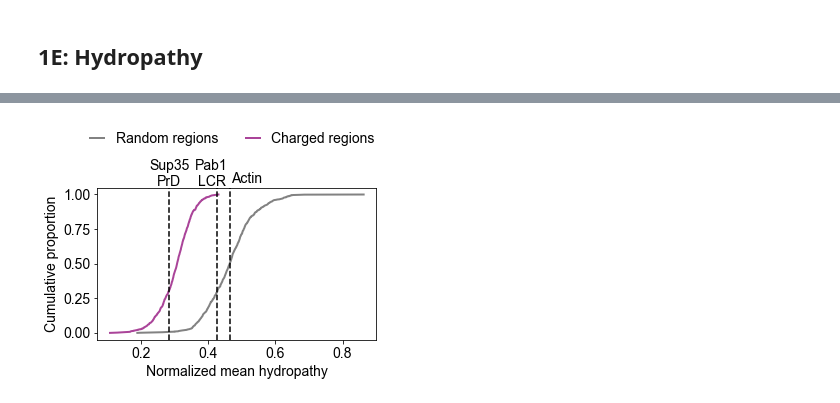
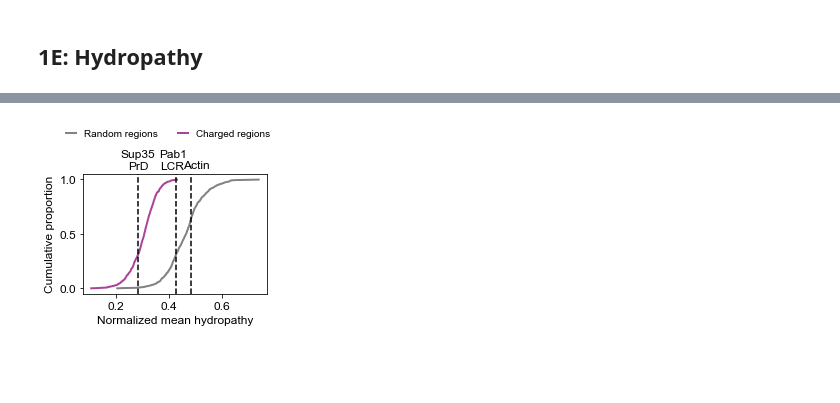
Before and after one commit to rosalindpan/hcrpaper, a Jupyter notebook: figures/Figure1.ipynb, the cells around one changed output, grey strips where cells are left out. Cells and saved outputs as stored; diff of their text form; code cells hidden in the pictures; blank space fills up the shorter version.

```diff
--- a/figures/Figure1.ipynb
+++ b/figures/Figure1.ipynb
@@ -21,7 +21,7 @@ import composition as cp
 ## Plotting
 import matplotlib.pyplot as plt
 import seaborn as sns
-plt.rcParams.update({'font.size': 14})
+plt.rcParams.update({'font.size': 12})
 plt.rcParams['font.family'] = 'sans-serif'
 plt.rcParams['font.sans-serif'] = "Arial"
 
@@ -445,30 +445,30 @@ print(actin_hydropathy)
 # %%
-fig, ax = plt.subplots(figsize=(5,2.8))
+fig, ax = plt.subplots(figsize=(3.3,2.2))
 
 ax.plot(np.sort(rd_hydropathy), np.linspace(0, 1, len(rd_hydropathy), endpoint=False),
         label='Random regions', linewidth=2, color = cscheme['dis'])
 ax.plot(np.sort(cr_hydropathy), np.linspace(0, 1, len(cr_hydropathy), endpoint=False),
         label="Charged regions", linewidth=2, color = cscheme['cr'])
 #ax.plot(np.sort(cr_charge_norm), np.linspace(0, 1, len(cr_charge_norm), endpoint=False),
 #        label="Charged regions\n(charged-normalized)", linewidth=2, color = cscheme['cr'])
 ax.annotate('Pab1\nLCR', ha='center', va='center',
-            xy=(Pab1_hydropathy-0.015, 1.15), annotation_clip=False)
+            xy=(Pab1_hydropathy-0.011, 1.18), annotation_clip=False)
 ax.axvline(Pab1_hydropathy, linestyle='--', color='black')
 
 ax.annotate('Sup35\nPrD', ha='center', va='center',
-            xy=(Sup35_prd_hydropathy, 1.15), annotation_clip=False)
+            xy=(Sup35_prd_hydropathy, 1.18), annotation_clip=False)
 ax.axvline(Sup35_prd_hydropathy, linestyle='--', color='black')
 
 ax.annotate('Actin', ha='center', va='center',
-            xy=(actin_hydropathy+0.05, 1.113), annotation_clip=False)
+            xy=(actin_hydropathy+0.02, 1.13), annotation_clip=False)
 ax.axvline(actin_hydropathy, linestyle='--', color='black')
 
 plt.legend(handlelength=1, ncol=2,
-           bbox_to_anchor=(-0.07, 1.45), loc='upper left', fontsize=14, frameon=False)
+           bbox_to_anchor=(-0.14, 1.45), loc='upper left', fontsize=10, frameon=False)
 plt.xlabel("Normalized mean hydropathy")
 plt.ylabel("Cumulative proportion")
 #plt.xlim((0.65, 1))
 plt.savefig('./plots/Figure1E.png', dpi=500, bbox_inches='tight')
 plt.show()
 # %% [output]
-[figure, old version]
+[figure, new version]
```
Also changed, not shown: parts of 7 cells of this notebook, 31 other files.
